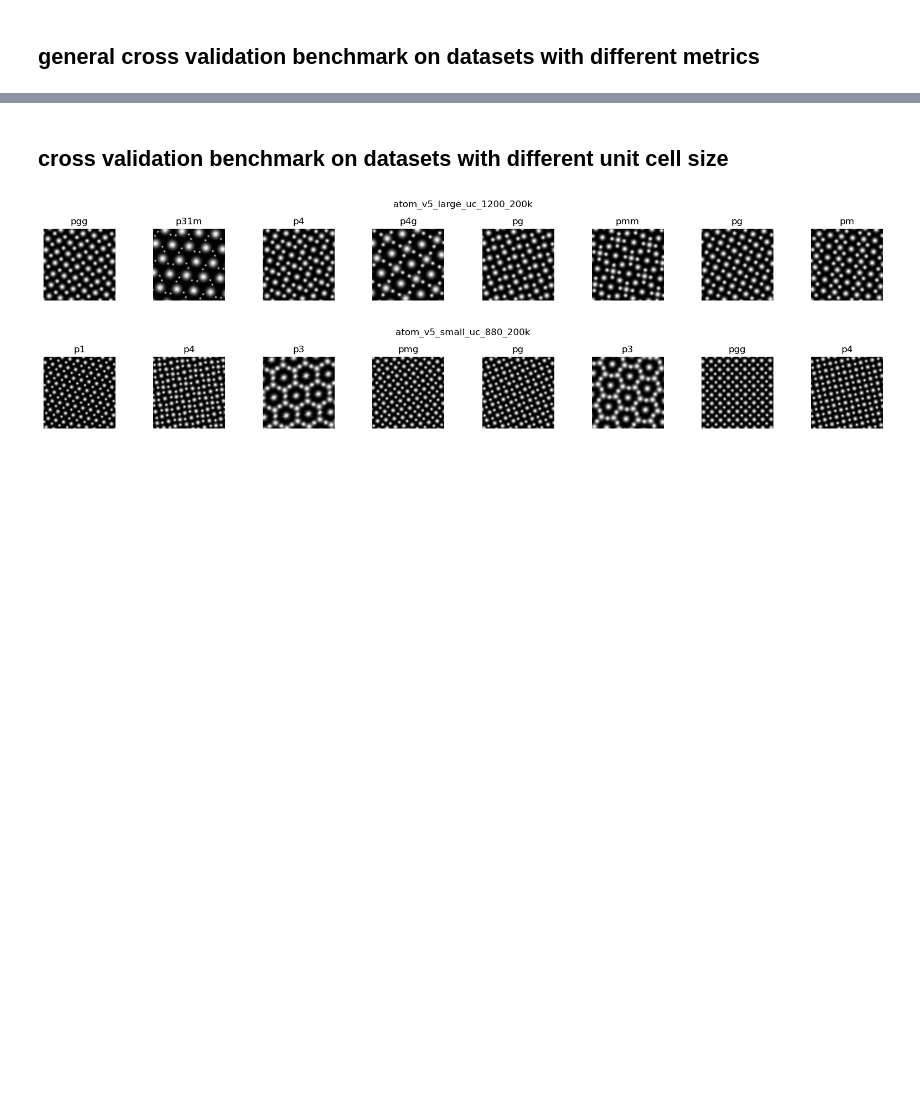
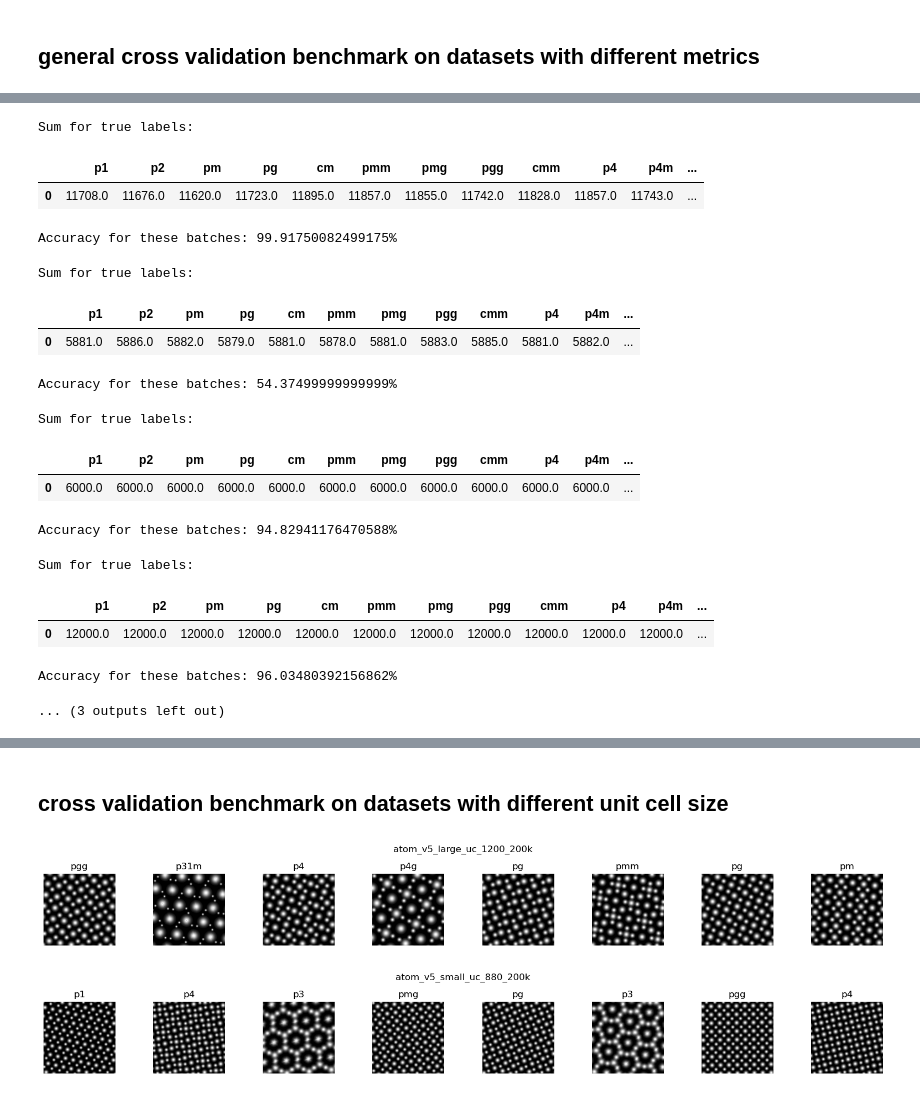
Before and after one commit to yig319/Understanding-Experimental-Images-by-Identifying-Symmetries-with-Deep-Learning, a Jupyter notebook: notebooks/Dataset_Benchmark/dataset_benchmark-resnet50.ipynb, the cells around one changed output, grey strips where cells are left out. Drawn from its saved outputs; the diff is of its cells as text; code cells hidden in the pictures; blank space fills up the shorter version.

```diff
--- a/notebooks/Dataset_Benchmark/dataset_benchmark-resnet50.ipynb
+++ b/notebooks/Dataset_Benchmark/dataset_benchmark-resnet50.ipynb
@@ -19,4 +19,4 @@ from prediction_analysis import confusion_matrix, plot_cm, prediction_vs_actual,
 
 NAME = '01102024-benchmark-resnet50_from_scratch-v4_10m'
 device = torch.device('cuda:0')
-model = torch.load('../../saved_models/05312023-benchmark-resnet50_from_scratch-v4_10m-epoch-20.pt', map_location=device)
+model = torch.load('../../saved_models/05312023-benchmark-ResNet50-v4_10m/05312023-benchmark-resnet50_from_scratch-v4_10m-epoch-20.pt', map_location=device)
@@ -67 +70,26 @@ viz_dataloader(atom_v5_unrot_960_200k_dl, label_converter=label_converter, title
+# %%
+keywords = ['valid', 'atom_v4_100k', 'noise_v4_100k', 'atom_v5_noise_n5_200k', 'atom_v5_unrot_960_200k']
+dl_list = [valid_dl, atom_v4_100k_dl, noise_v4_100k_dl, atom_v5_noise_n5_200k_dl, atom_v5_unrot_960_200k_dl ]
+
+for name, dl in zip(keywords, dl_list):
+    cm = confusion_matrix(model, dl, symmetry_classes, device, n_batches='all')
+    np.save(f'../../saved_results/Dataset_benchmark/resnet50-{name}_cm.npy', cm)
+# %% [output]
+Sum for true labels:
+|  | p1 | p2 | pm | pg | cm | pmm | pmg | pgg | cmm | p4 | p4m | ... |
+| 0 | 11708.0 | 11676.0 | 11620.0 | 11723.0 | 11895.0 | 11857.0 | 11855.0 | 11742.0 | 11828.0 | 11857.0 | 11743.0 | ... |
+Accuracy for these batches: 99.91750082499175%
+Sum for true labels:
+|  | p1 | p2 | pm | pg | cm | pmm | pmg | pgg | cmm | p4 | p4m | ... |
+| 0 | 5881.0 | 5886.0 | 5882.0 | 5879.0 | 5881.0 | 5878.0 | 5881.0 | 5883.0 | 5885.0 | 5881.0 | 5882.0 | ... |
+Accuracy for these batches: 54.37499999999999%
+Sum for true labels:
+|  | p1 | p2 | pm | pg | cm | pmm | pmg | pgg | cmm | p4 | p4m | ... |
+| 0 | 6000.0 | 6000.0 | 6000.0 | 6000.0 | 6000.0 | 6000.0 | 6000.0 | 6000.0 | 6000.0 | 6000.0 | 6000.0 | ... |
+Accuracy for these batches: 94.82941176470588%
+Sum for true labels:
+|  | p1 | p2 | pm | pg | cm | pmm | pmg | pgg | cmm | p4 | p4m | ... |
+| 0 | 12000.0 | 12000.0 | 12000.0 | 12000.0 | 12000.0 | 12000.0 | 12000.0 | 12000.0 | 12000.0 | 12000.0 | 12000.0 | ... |
+Accuracy for these batches: 96.03480392156862%
+... (3 outputs left out)
 # %%
```
Also changed, not shown: parts of 4 cells of this notebook, 5 other files.
